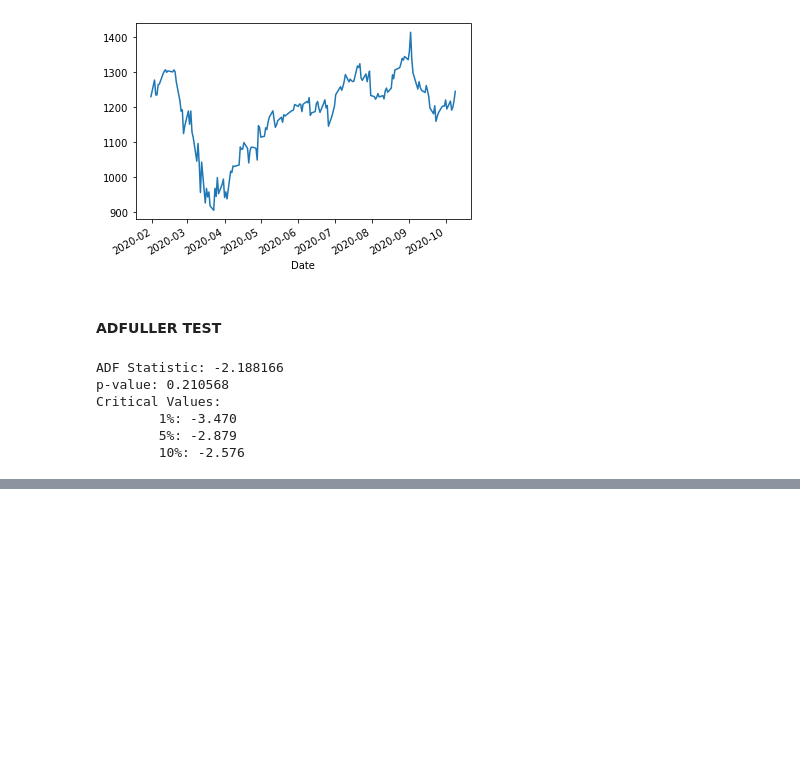
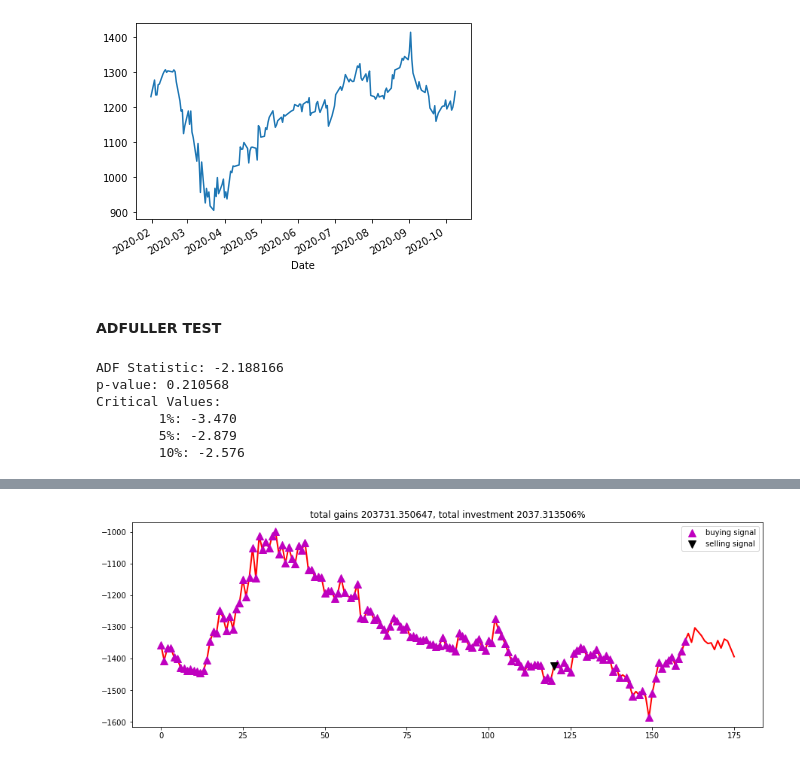
Before and after one commit to myihbach/Pairs_Trading_Deep_Q_Learning, a Jupyter notebook: Code/Pairs trading.ipynb, the cells around one changed output, grey strips where cells are left out. Cells and saved outputs as stored; diff of their text form; code cells hidden in the pictures; blank space fills up the shorter version.

```diff
--- a/Code/Pairs trading.ipynb
+++ b/Code/Pairs trading.ipynb
@@ -144,0 +306,17 @@ Critical Values:
+# %%
+close = AG_spread.values.tolist()
+initial_money = 10000
+window_size = 30
+skip = 1
+batch_size = 32
+stock1 = apple.Close.tolist()
+stock2 = google.Close.tolist()
+agent = Agent(state_size = window_size,
+              window_size = window_size,
+              trend = close,
+              skip = skip,
+              batch_size = batch_size,
+               stock1 = stock1,
+             stock2 = stock2)
+# %%
+agent.train(iterations = 200, checkpoint = 10, initial_money = initial_money)
@@ -144,0 +344,2 @@ Critical Values:
+# %%
+states_buy, states_sell, total_gains, invest = agent.buy(initial_money = initial_money)
@@ -144,0 +364,12 @@ Critical Values:
+# %%
+import matplotlib.pyplot as plt
+
+fig = plt.figure(figsize = (15,5))
+plt.plot(close, color='r', lw=2.)
+plt.plot(close, '^', markersize=10, color='m', label = 'buying signal', markevery = states_buy)
+plt.plot(close, 'v', markersize=10, color='k', label = 'selling signal', markevery = states_sell)
+plt.title('total gains %f, total investment %f%%'%(total_gains, invest))
+plt.legend()
+plt.show()
+# %% [output]
+[figure, added]
```
Also changed, not shown: parts of 8 cells of this notebook.
